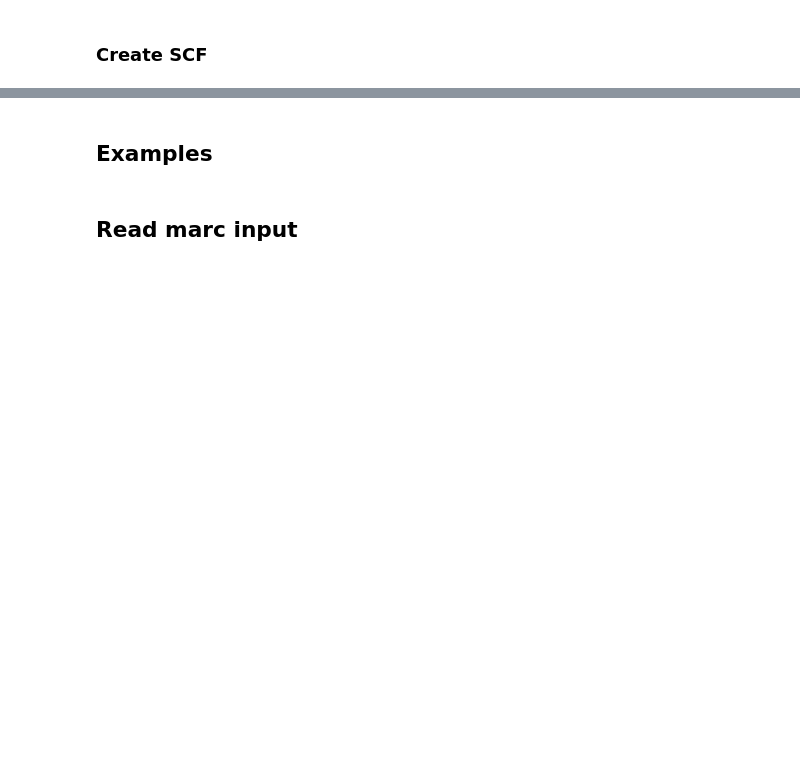
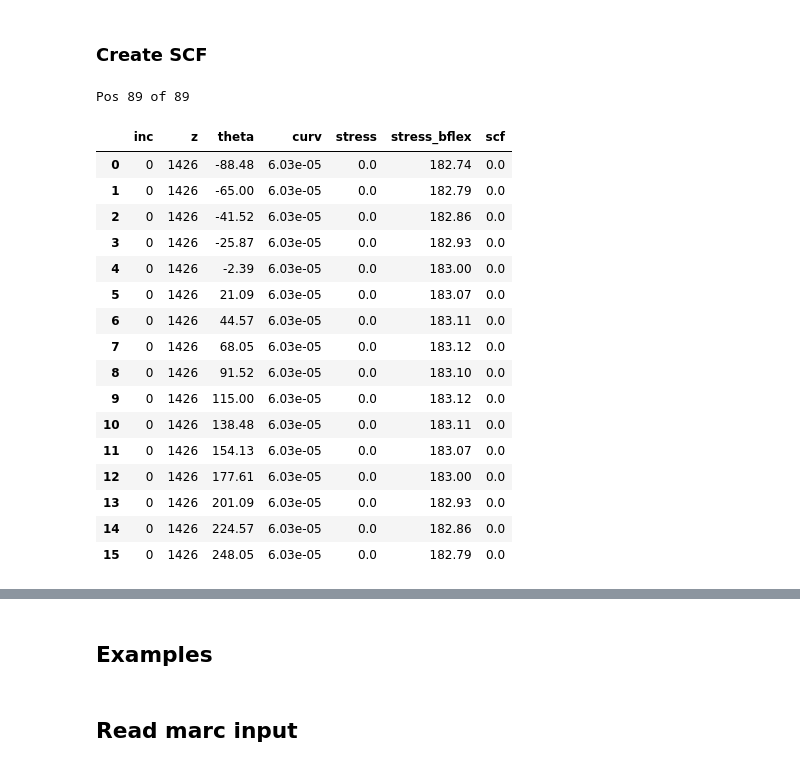
Before and after one commit to tom-are-grov-4ss/marc-bflex-ssc, a Jupyter notebook: Marc_tools_notebook.ipynb, the cells around one changed output, grey strips where cells are left out. Saved outputs shown, nothing was run; the diff lists cells and outputs as text; code cells hidden in the pictures; blank space fills up the shorter version.

```diff
--- a/Marc_tools_notebook.ipynb
+++ b/Marc_tools_notebook.ipynb
@@ -226,20 +236,45 @@ df_marc = df_marc[df_marc.curv.notna()]
 # %% [markdown]
 ### Create SCF
 # %%
-for marc_pos in sorted(list(set(df_marc['z']))):
+df_scf = pd.DataFrame()
+bflex_name = {-90 + 22.5*i: f'P{17+i}' for i in range(0, 16, 1)}
 
-    # Find dict - outside of inc?
+for i, marc_pos in enumerate(sorted(list(set(df_marc['z']))), 1):
+    print(f'Pos {i} of {len(list(set(df_marc["z"])))}')
+
+    # Find dictionary with bflex vs marc angles
     theta_dict = {}
     dft = df_marc[(df_marc.z==marc_pos) & (df_marc.inc==0)]
 
-    for bf_angle in [-90 + 22*i for i in range(0, 17, 1)]:
+    for bf_angle in [-90 + 22.5*i for i in range(0, 16, 1)]:
         theta_dict[bf_angle] = min(dft.theta, key=lambda x: abs(x - bf_angle))
 
-    for inc in range(10, 71, 1):
+    for inc in range(0, 71, 1):
+        # Dont go through bad increments (no input?)
+        if inc in bad_incs:
+            continue
+
+        # Create dataframe containing specific position and inc only
         dft = df_marc[(df_marc.z==marc_pos) & (df_marc.inc==inc)]
 
-        # Find matching angle
+        # Find stress for correct curvature and angle
+        df_temp = dft[dft.theta.isin(theta_dict.values())]
 
+        # Find corresponding bflex stress
+        curv = df_temp.curv.iloc[0]
+        df_interp = df_bflex.iloc[(df_bflex.curv - curv).abs().argsort()[:2]]
+        y1, y2 = df_interp.iloc[0,1:], df_interp.iloc[1,1:]
 
-        break
-    break
+        linfit = scipy.interpolate.interp1d(df_interp.curv, np.vstack([y1, y2]), axis=0)
+        df_temp['stress_bflex'] = linfit(curv)
+
+        # Calculate the SCF
+        df_temp['scf'] = df_temp.stress / df_temp.stress_bflex
+
+        df_scf = pd.concat([df_scf,
+                            df_temp[['inc', 'z', 'theta', 'curv', 'stress',
+                                     'stress_bflex', 'scf']]
+                            .reset_index(drop=True)], axis=0)
+        clear_output(wait=True)
+# %% [output]
+Pos 89 of 89
@@ -247,0 +281,20 @@ df_marc
+# %%
+df_scf[(df_scf.inc==0) & (df_scf.z==positions[pos])]
+# %% [output]
+|  | inc | z | theta | curv | stress | stress_bflex | scf |
+| 0 | 0 | 1426 | -88.48 | 6.03e-05 | 0.0 | 182.74 | 0.0 |
+| 1 | 0 | 1426 | -65.00 | 6.03e-05 | 0.0 | 182.79 | 0.0 |
+| 2 | 0 | 1426 | -41.52 | 6.03e-05 | 0.0 | 182.86 | 0.0 |
+| 3 | 0 | 1426 | -25.87 | 6.03e-05 | 0.0 | 182.93 | 0.0 |
+| 4 | 0 | 1426 | -2.39 | 6.03e-05 | 0.0 | 183.00 | 0.0 |
+| 5 | 0 | 1426 | 21.09 | 6.03e-05 | 0.0 | 183.07 | 0.0 |
+| 6 | 0 | 1426 | 44.57 | 6.03e-05 | 0.0 | 183.11 | 0.0 |
+| 7 | 0 | 1426 | 68.05 | 6.03e-05 | 0.0 | 183.12 | 0.0 |
+| 8 | 0 | 1426 | 91.52 | 6.03e-05 | 0.0 | 183.10 | 0.0 |
+| 9 | 0 | 1426 | 115.00 | 6.03e-05 | 0.0 | 183.12 | 0.0 |
+| 10 | 0 | 1426 | 138.48 | 6.03e-05 | 0.0 | 183.11 | 0.0 |
+| 11 | 0 | 1426 | 154.13 | 6.03e-05 | 0.0 | 183.07 | 0.0 |
+| 12 | 0 | 1426 | 177.61 | 6.03e-05 | 0.0 | 183.00 | 0.0 |
+| 13 | 0 | 1426 | 201.09 | 6.03e-05 | 0.0 | 182.93 | 0.0 |
+| 14 | 0 | 1426 | 224.57 | 6.03e-05 | 0.0 | 182.86 | 0.0 |
+| 15 | 0 | 1426 | 248.05 | 6.03e-05 | 0.0 | 182.79 | 0.0 |
```
Also changed, not shown: parts of 6 cells of this notebook.
